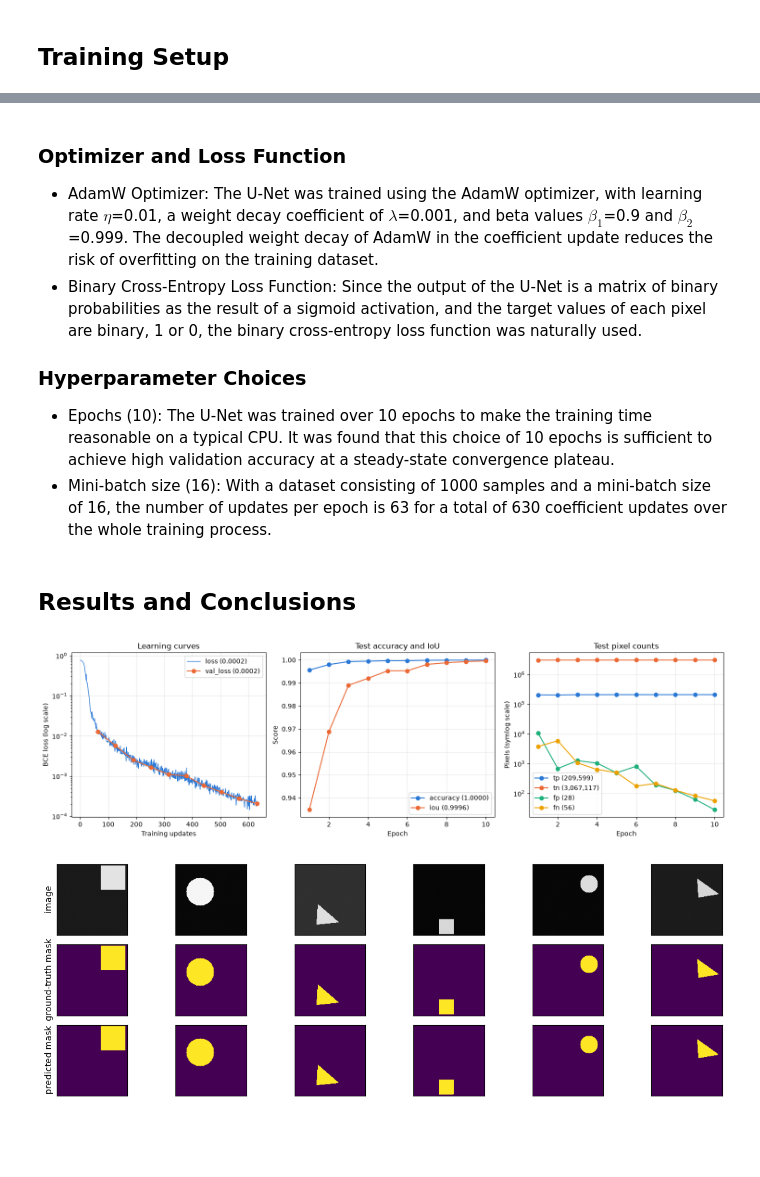
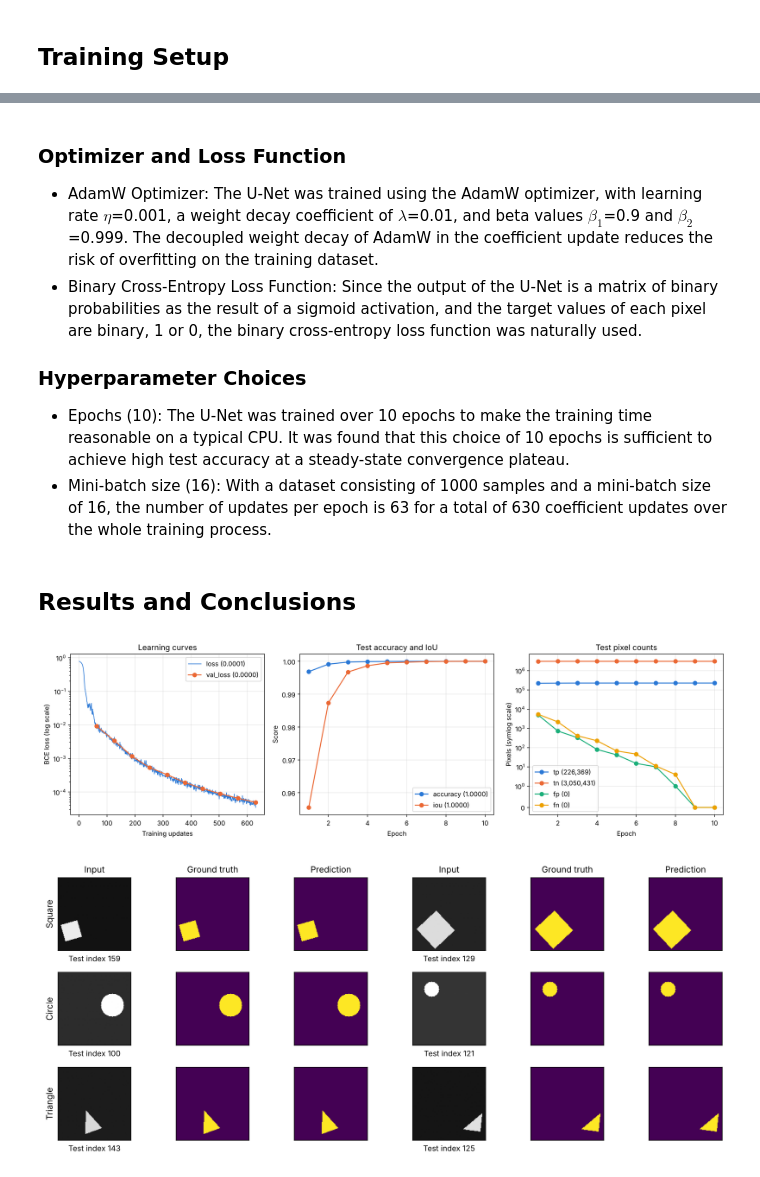
Before and after one commit to sam3737/EEE511, a Jupyter notebook: src/assignment_3/assignment_3.ipynb, the cells around one changed output, grey strips where cells are left out. Saved outputs shown, nothing was run; the diff lists cells and outputs as text; code cells hidden in the pictures; blank space fills up the shorter version.

Commit message:
New assignment 3 version
Fixed some typos, enabled square rotation randomization, plotting fixes, etc.

```diff
--- a/src/assignment_3/assignment_3.ipynb
+++ b/src/assignment_3/assignment_3.ipynb
@@ -36,10 +44,17 @@ train: 1000, test: 200
 batch: images torch.Size([16, 1, 128, 128]), masks torch.Size([16, 1, 128, 128])
 # %%
 fig, axes = plt.subplots(2, 6, figsize=(12, 4))
-for i in range(6):
-    image, mask = train_set[i]
-    axes[0, i].imshow(image[0, :, :], cmap="gray", vmin=0, vmax=1)
-    axes[1, i].imshow(mask[0, :, :], cmap="viridis", vmin=0, vmax=1)
+
+square_idx = rng.choice(valid_sq_val, size=2, replace=False)
+circle_idx = rng.choice(valid_cr_val, size=2, replace=False)
+triang_idx = rng.choice(valid_tr_val, size=2, replace=False)
+
+selected = np.concatenate([square_idx, circle_idx, triang_idx])
+
+for col, idx in enumerate(selected):
+    image, mask = train_set[int(idx)]
+    axes[0, col].imshow(image[0], cmap="gray", vmin=0, vmax=1)
+    axes[1, col].imshow(mask[0], cmap="viridis", vmin=0, vmax=1)
 for ax in axes.flat:
     ax.set_xticks([])
     ax.set_yticks([])
@@ -98,7 +113,7 @@ The U-Net model developed in this assignment takes a 128x128 input image and out
 ## Training Setup
 # %%
 criterion = nn.BCELoss()
-optimizer = optim.AdamW(model.parameters(), weight_decay=0.01)
+optimizer = optim.AdamW(model.parameters(), lr=1e-3, weight_decay=0.01)
 
 epochs = 10
 history = {
@@ -165,10 +180,10 @@ Epoch 10: loss 0.0002, val_loss 0.0002, accuracy 1.0000, iou 0.9996, tp 209599,
 # %% [markdown]
 ### Optimizer and Loss Function
-- AdamW Optimizer: The U-Net was trained using the AdamW optimizer, with learning rate ${\eta}$=0.01, a weight decay coefficient of ${\lambda}$=0.001, and beta values ${\beta_1}$=0.9 and ${\beta_2}$=0.999. The decoupled weight decay of AdamW in the coefficient update reduces the risk of overfitting on the training dataset.
+- AdamW Optimizer: The U-Net was trained using the AdamW optimizer, with learning rate ${\eta}$=0.001, a weight decay coefficient of ${\lambda}$=0.01, and beta values ${\beta_1}$=0.9 and ${\beta_2}$=0.999. The decoupled weight decay of AdamW in the coefficient update reduces the risk of overfitting on the training dataset.
 - Binary Cross-Entropy Loss Function: Since the output of the U-Net is a matrix of binary probabilities as the result of a sigmoid activation, and the target values of each pixel are binary, 1 or 0, the binary cross-entropy loss function was naturally used.
 
 ### Hyperparameter Choices
-- Epochs (10): The U-Net was trained over 10 epochs to make the training time reasonable on a typical CPU. It was found that this choice of 10 epochs is sufficient to achieve high validation accuracy at a steady-state convergence plateau.
+- Epochs (10): The U-Net was trained over 10 epochs to make the training time reasonable on a typical CPU. It was found that this choice of 10 epochs is sufficient to achieve high test accuracy at a steady-state convergence plateau.
 - Mini-batch size (16): With a dataset consisting of 1000 samples and a mini-batch size of 16, the number of updates per epoch is 63 for a total of 630 coefficient updates over the whole training process.
 # %% [markdown]
 ## Results and Conclusions
@@ -221,23 +236,34 @@ for ax in (ax_loss, ax_metrics, ax_counts):
 fig.tight_layout()
 plt.show()
 # %% [output]
-[figure, old version]
+[figure, new version]
 # %%
-fig, axes = plt.subplots(3, 6, figsize=(12, 4))
-for i in range(6):
-    image, mask = test_set[i]
-    predicted_mask = predicted[i]
+# Two random test examples per shape; each example is a horizontal triplet.
+square_idx = rng.choice(np.arange(0, len(test_set), 3), size=2, replace=False)
+circle_idx = rng.choice(np.arange(1, len(test_set), 3), size=2, replace=False)
+triang_idx = rng.choice(np.arange(2, len(test_set), 3), size=2, replace=False)
+selected = np.concatenate([square_idx, circle_idx, triang_idx])
 
-    axes[0, i].imshow(image[0, :, :], cmap="gray", vmin=0, vmax=1)
-    axes[1, i].imshow(mask[0, :, :], cmap="viridis", vmin=0, vmax=1)
-    axes[2, i].imshow(predicted_mask[0, :, :], cmap="viridis", vmin=0, vmax=1)
+fig, axes = plt.subplots(3, 6, figsize=(12, 5))
+for sample, idx in enumerate(selected):
+    row = sample // 2
+    col = 3 * (sample % 2)
+    image, mask = test_set[int(idx)]
+    predicted_mask = predicted[int(idx)]
+
+    axes[row, col].imshow(image[0], cmap="gray", vmin=0, vmax=1)
+    axes[row, col + 1].imshow(mask[0], cmap="viridis", vmin=0, vmax=1)
+    axes[row, col + 2].imshow(predicted_mask[0], cmap="viridis", vmin=0, vmax=1)
+    axes[row, col].set_xlabel(f"Test index {int(idx)}", fontsize=9)
+
+for col, title in enumerate(["Input", "Ground truth", "Prediction"] * 2):
+    axes[0, col].set_title(title, fontsize=10)
+for row, shape in enumerate(["Square", "Circle", "Triangle"]):
+    axes[row, 0].set_ylabel(shape, fontsize=10)
 for ax in axes.flat:
     ax.set_xticks([])
     ax.set_yticks([])
-axes[0, 0].set_ylabel("image")
-axes[1, 0].set_ylabel("ground-truth mask")
-axes[2, 0].set_ylabel("predicted mask")
 plt.tight_layout()
 plt.show()
 # %% [output]
-[figure, old version]
+[figure, new version]
```
Also changed, not shown: parts of 5 cells of this notebook, 1 other file.
